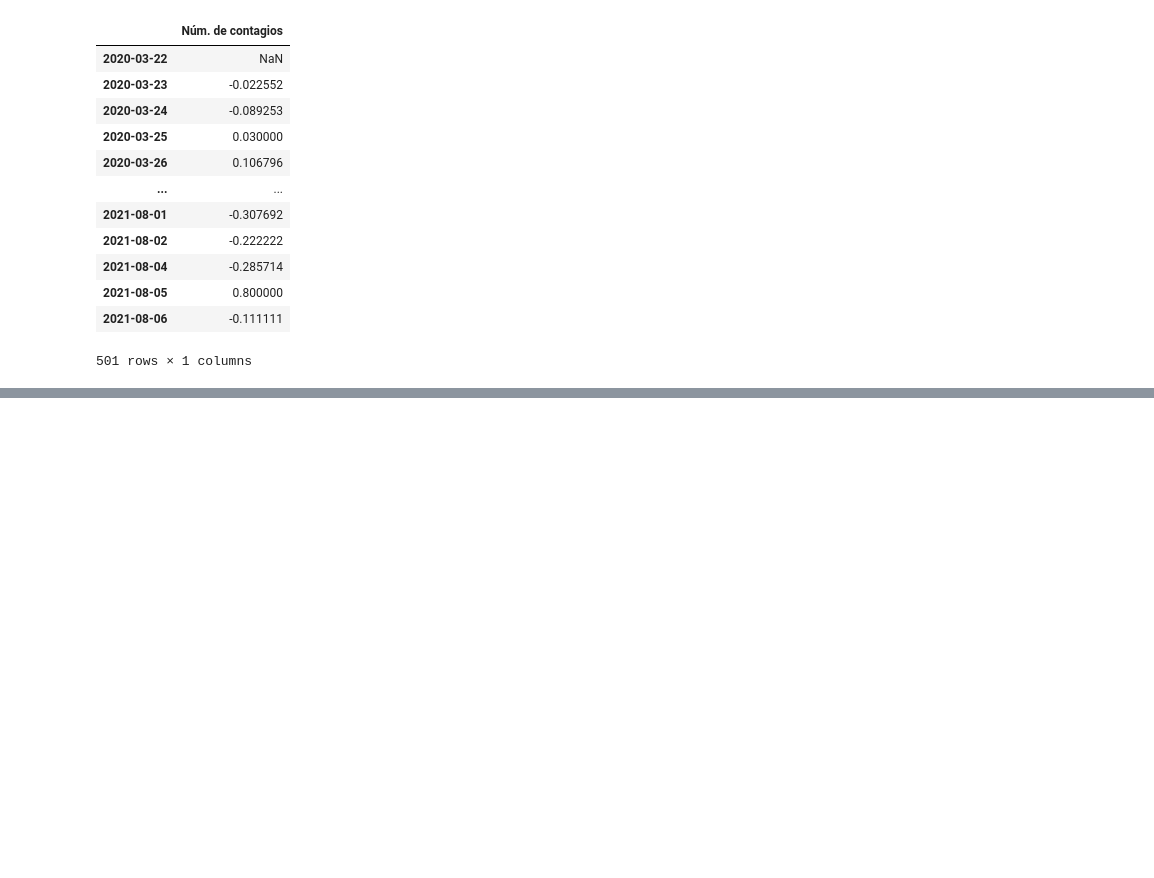
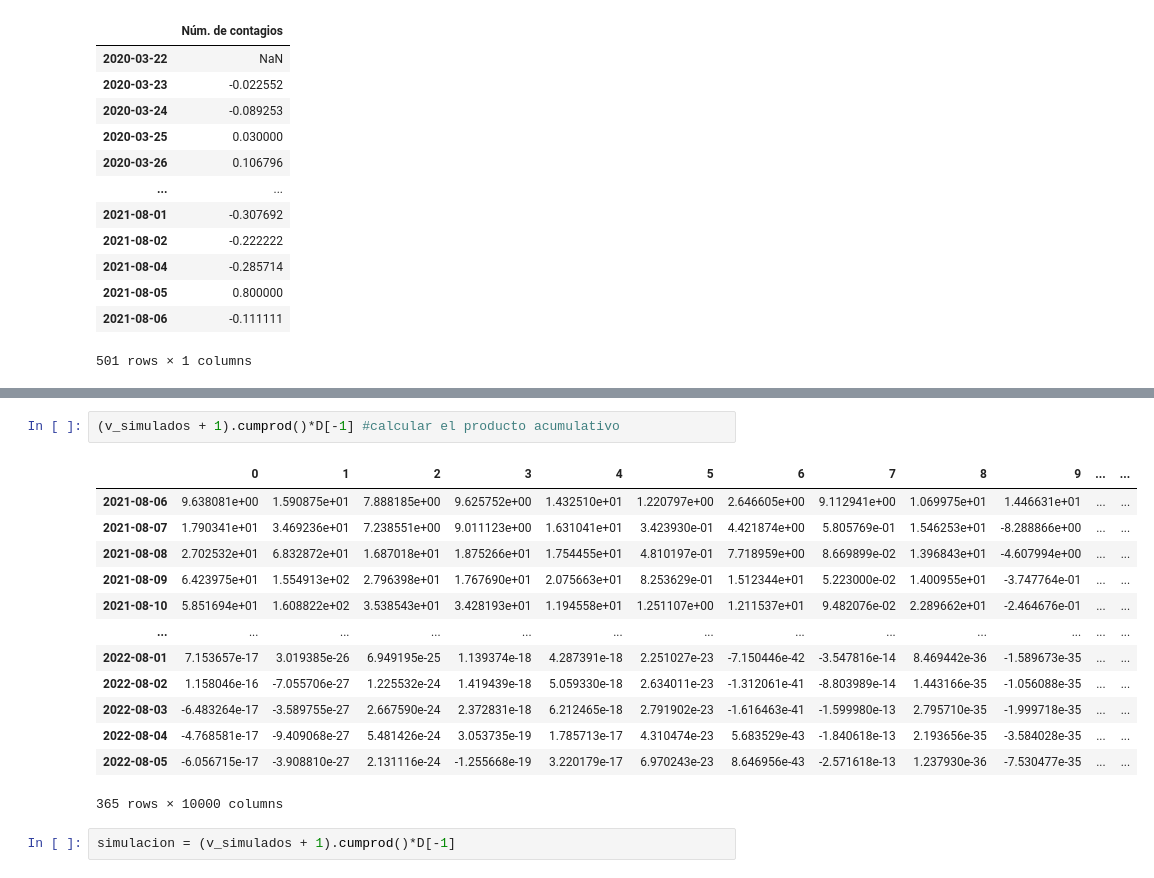
Before and after one commit to guerrerosv78/hello-world, a Jupyter notebook: Análisis de datos Correcciones.ipynb, the cells around one changed output, grey strips where cells are left out. Saved outputs shown, nothing was run; the diff lists cells and outputs as text; blank space fills up the shorter version.

```diff
--- a/Análisis de datos Correcciones.ipynb
+++ b/Análisis de datos Correcciones.ipynb
@@ -134,2 +134,20 @@ v_simulados
 365 rows × 10000 columns
+# %%
+(v_simulados + 1).cumprod()*D[-1] #calcular el producto acumulativo
+# %% [output]
+|  | 0 | 1 | 2 | 3 | 4 | 5 | 6 | 7 | 8 | 9 | ... | ... |
+| 2021-08-06 | 9.638081e+00 | 1.590875e+01 | 7.888185e+00 | 9.625752e+00 | 1.432510e+01 | 1.220797e+00 | 2.646605e+00 | 9.112941e+00 | 1.069975e+01 | 1.446631e+01 | ... | ... |
+| 2021-08-07 | 1.790341e+01 | 3.469236e+01 | 7.238551e+00 | 9.011123e+00 | 1.631041e+01 | 3.423930e-01 | 4.421874e+00 | 5.805769e-01 | 1.546253e+01 | -8.288866e+00 | ... | ... |
+| 2021-08-08 | 2.702532e+01 | 6.832872e+01 | 1.687018e+01 | 1.875266e+01 | 1.754455e+01 | 4.810197e-01 | 7.718959e+00 | 8.669899e-02 | 1.396843e+01 | -4.607994e+00 | ... | ... |
+| 2021-08-09 | 6.423975e+01 | 1.554913e+02 | 2.796398e+01 | 1.767690e+01 | 2.075663e+01 | 8.253629e-01 | 1.512344e+01 | 5.223000e-02 | 1.400955e+01 | -3.747764e-01 | ... | ... |
+| 2021-08-10 | 5.851694e+01 | 1.608822e+02 | 3.538543e+01 | 3.428193e+01 | 1.194558e+01 | 1.251107e+00 | 1.211537e+01 | 9.482076e-02 | 2.289662e+01 | -2.464676e-01 | ... | ... |
+| ... | ... | ... | ... | ... | ... | ... | ... | ... | ... | ... | ... | ... |
+| 2022-08-01 | 7.153657e-17 | 3.019385e-26 | 6.949195e-25 | 1.139374e-18 | 4.287391e-18 | 2.251027e-23 | -7.150446e-42 | -3.547816e-14 | 8.469442e-36 | -1.589673e-35 | ... | ... |
+| 2022-08-02 | 1.158046e-16 | -7.055706e-27 | 1.225532e-24 | 1.419439e-18 | 5.059330e-18 | 2.634011e-23 | -1.312061e-41 | -8.803989e-14 | 1.443166e-35 | -1.056088e-35 | ... | ... |
+| 2022-08-03 | -6.483264e-17 | -3.589755e-27 | 2.667590e-24 | 2.372831e-18 | 6.212465e-18 | 2.791902e-23 | -1.616463e-41 | -1.599980e-13 | 2.795710e-35 | -1.999718e-35 | ... | ... |
+| 2022-08-04 | -4.768581e-17 | -9.409068e-27 | 5.481426e-24 | 3.053735e-19 | 1.785713e-17 | 4.310474e-23 | 5.683529e-43 | -1.840618e-13 | 2.193656e-35 | -3.584028e-35 | ... | ... |
+| 2022-08-05 | -6.056715e-17 | -3.908810e-27 | 2.131116e-24 | -1.255668e-19 | 3.220179e-17 | 6.970243e-23 | 8.646956e-43 | -2.571618e-13 | 1.237930e-36 | -7.530477e-35 | ... | ... |
+365 rows × 10000 columns
+# %%
+simulacion = (v_simulados + 1).cumprod()*D[-1]
 # %%
```
Also changed, not shown: parts of 3 cells of this notebook.
